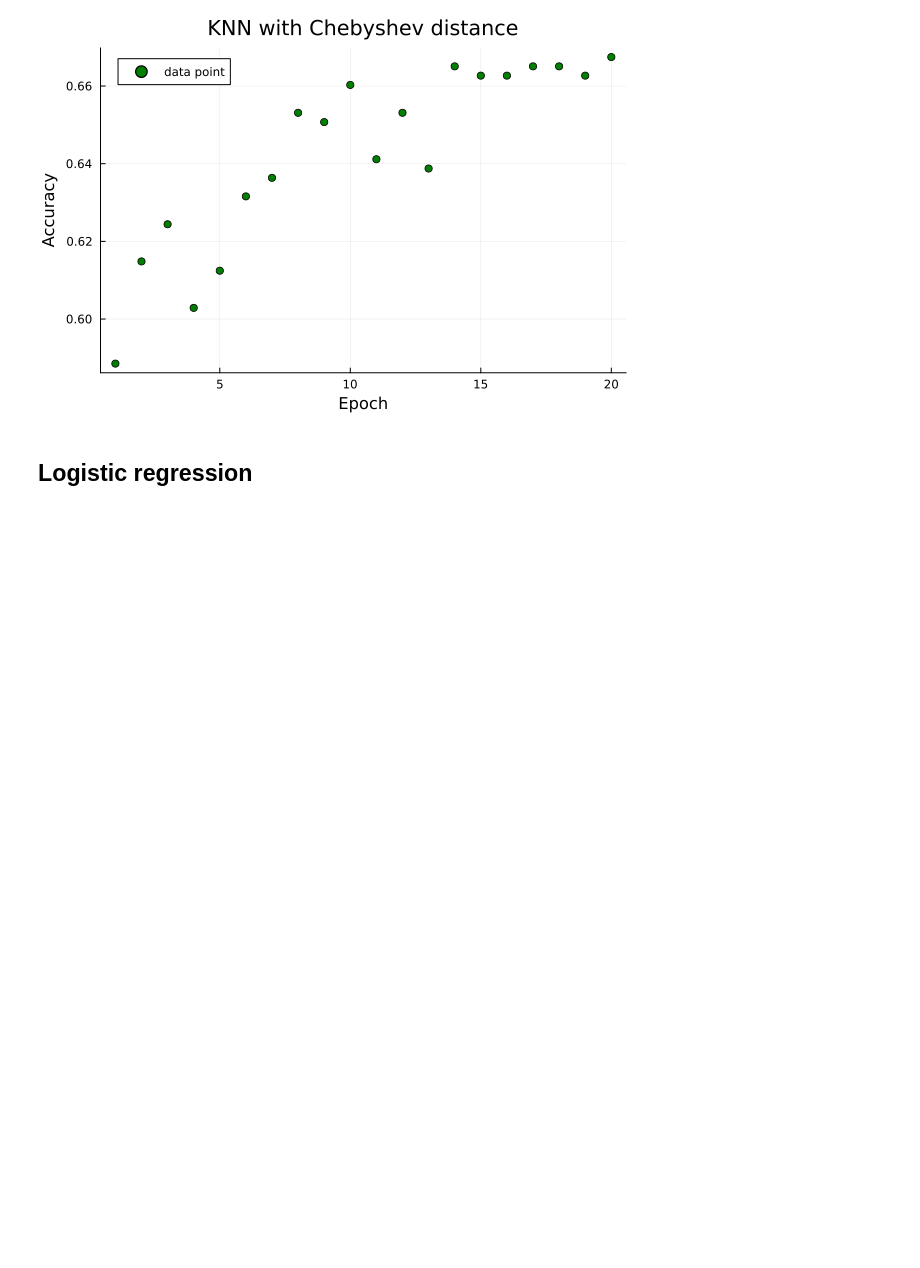
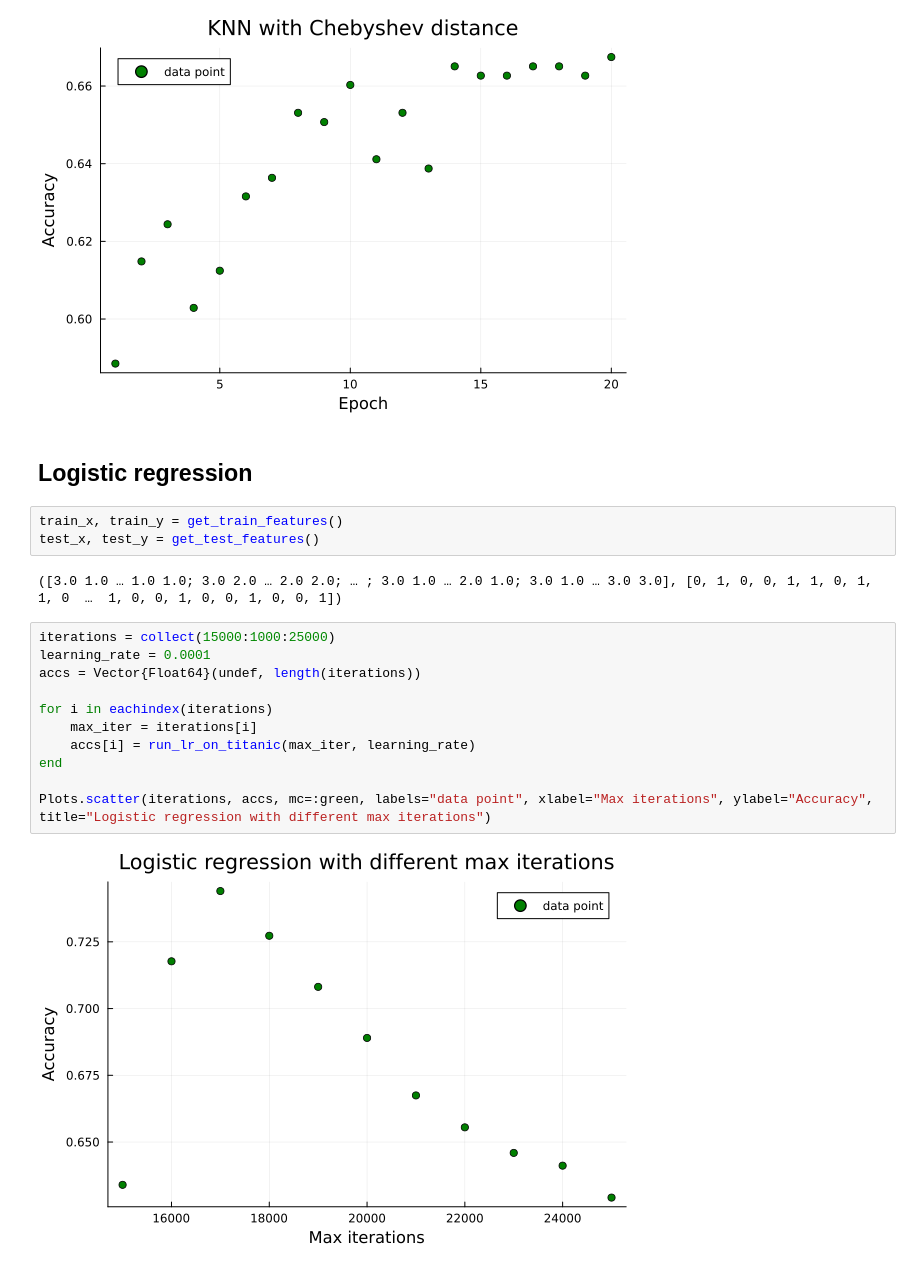
Before and after one commit to B0B36JUL-FinalProjects-2022/Projekt_lamossta, a Jupyter notebook: examples/titanic_ntb.ipynb, the cells around one changed output. Saved outputs shown, nothing was run; the diff lists cells and outputs as text; blank space fills up the shorter version.

```diff
--- a/examples/titanic_ntb.ipynb
+++ b/examples/titanic_ntb.ipynb
@@ -179,3 +179,21 @@ Plots.scatter(k_values, accs_values, xticks=:all, mc=:green, labels="data point"
 [figure]
 # %% [markdown]
 ## Logistic regression
+# %%
+train_x, train_y = get_train_features()
+test_x, test_y = get_test_features()
+# %% [output]
+([3.0 1.0 … 1.0 1.0; 3.0 2.0 … 2.0 2.0; … ; 3.0 1.0 … 2.0 1.0; 3.0 1.0 … 3.0 3.0], [0, 1, 0, 0, 1, 1, 0, 1, 1, 0  …  1, 0, 0, 1, 0, 0, 1, 0, 0, 1])
+# %%
+iterations = collect(15000:1000:25000)
+learning_rate = 0.0001
+accs = Vector{Float64}(undef, length(iterations))
+
+for i in eachindex(iterations)
+    max_iter = iterations[i]
+    accs[i] = run_lr_on_titanic(max_iter, learning_rate)
+end
+
+Plots.scatter(iterations, accs, mc=:green, labels="data point", xlabel="Max iterations", ylabel="Accuracy", title="Logistic regression with different max iterations")
+# %% [output]
+[figure, added]
```
Also changed, not shown: 1 other file.
